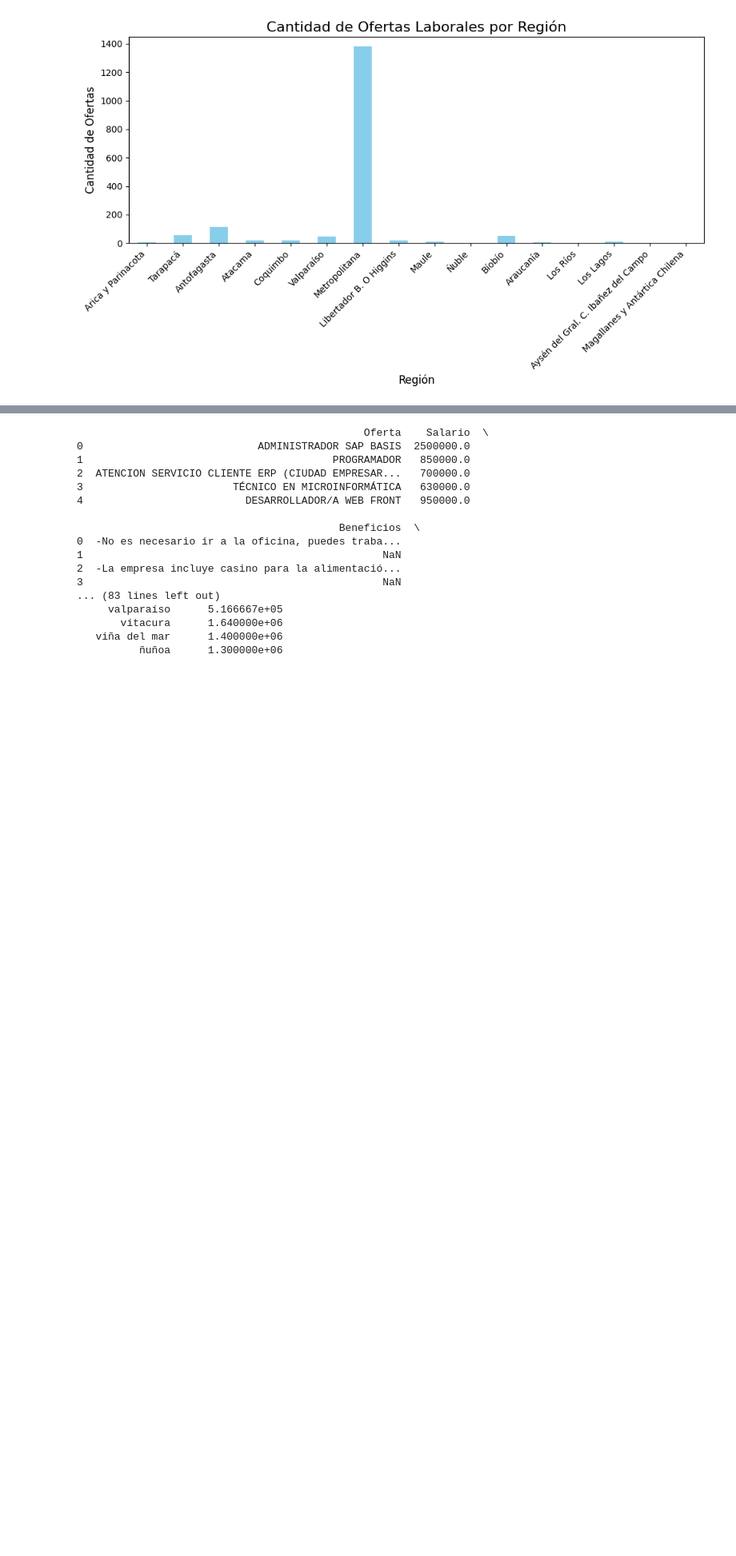
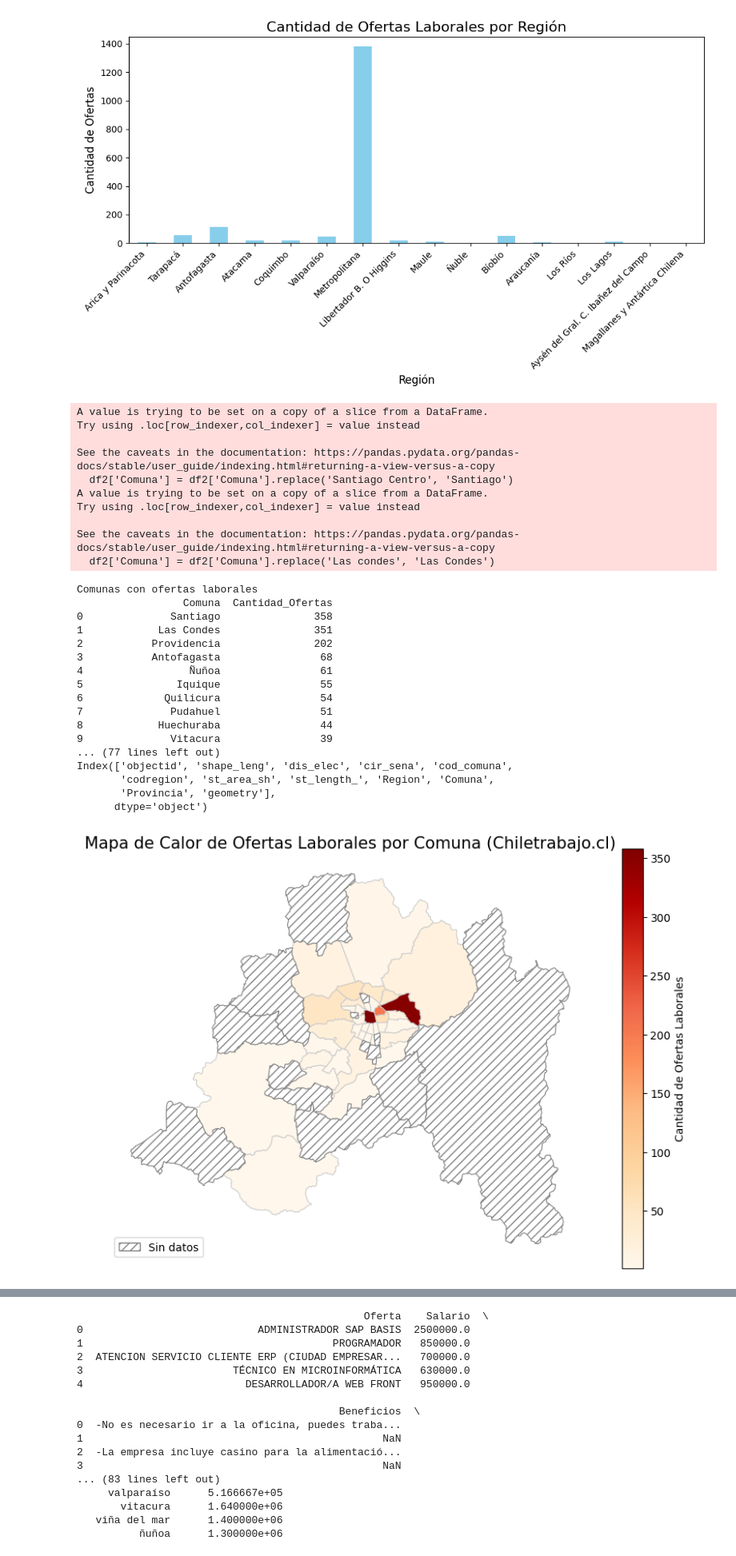
Before and after one commit to Lagartin1/analisisOfertasLab, a Jupyter notebook: src/AnalisisOfertas.ipynb, the cells around one changed output, grey strips where cells are left out. Shown at 80% size. Drawn from its saved outputs; the diff is of its cells as text; code cells hidden in the pictures; blank space fills up the shorter version.

```diff
--- a/src/AnalisisOfertas.ipynb
+++ b/src/AnalisisOfertas.ipynb
@@ -217,15 +210,84 @@ See the caveats in the documentation: https://pandas.pydata.org/pandas-docs/stab
 [figure]
 # %%
 import geopandas as gpd
+from matplotlib.patches import Patch
 
-gdf_comunas = gpd.read_file(geojson)
-#print(gdf_comunas.head())
+gdf_comunas = gpd.read_file('/home/tole/PrograCientifica/analisisOfertasLab/scripts/data/geo/13.geojson')
 
 # Limpiar datos: eliminar filas con salarios o comunas vacías
-df2 = df2.dropna(subset=["Comuna"])
+df2['Comuna'] = df2['Comuna'].replace('Santiago Centro', 'Santiago')
+df2['Comuna'] = df2['Comuna'].replace('Las condes', 'Las Condes')
+ofertas_por_comuna = df2['Comuna'].value_counts().reset_index()
+ofertas_por_comuna.columns = ['Comuna', 'Cantidad_Ofertas']
 
 
-#print(df2["Comuna"])
+print("Comunas con ofertas laborales")
+print(ofertas_por_comuna)
+print(gdf_comunas.columns)
+
+# Unir los datos de ofertas con el GeoDataFrame
+gdf_comunas = gdf_comunas.merge(ofertas_por_comuna, left_on='Comuna', right_on='Comuna', how='left')
+
+# Rellenar NaN con 0 para comunas sin ofertas
+#gdf_comunas['Cantidad_Ofertas'] = gdf_comunas['Cantidad_Ofertas'].fillna(0)
+
+# Crear el mapa de calor
+fig, ax = pltgr.subplots(figsize=(10, 7))
+gdf_comunas.plot(
+    column='Cantidad_Ofertas',
+    cmap='OrRd',
+    linewidth=0.8,
+    ax=ax,
+    edgecolor='0.8',
+    legend=True,
+    legend_kwds={
+        'label': "Cantidad de Ofertas Laborales",
+        'orientation': "vertical"
+    },
+    missing_kwds={
+        "color": "white",
+        "edgecolor": "gray",
+        "hatch": "///",
+        "label": "Sin datos"
+    }
+)
+pltgr.title('Mapa de Calor de Ofertas Laborales por Comuna (Chiletrabajo.cl)', fontsize=15)
+
+sin_datos_patch = Patch(facecolor='white', edgecolor='gray', hatch='///', label='Sin datos')
+ax.legend(handles=[sin_datos_patch], loc='lower left', fontsize=10)
+ax.axis('off')
+
+pltgr.axis('off')
+pltgr.show()
+# %% [output]
+A value is trying to be set on a copy of a slice from a DataFrame.
+Try using .loc[row_indexer,col_indexer] = value instead
+
+See the caveats in the documentation: https://pandas.pydata.org/pandas-docs/stable/user_guide/indexing.html#returning-a-view-versus-a-copy
+  df2['Comuna'] = df2['Comuna'].replace('Santiago Centro', 'Santiago')
+A value is trying to be set on a copy of a slice from a DataFrame.
+Try using .loc[row_indexer,col_indexer] = value instead
+
+See the caveats in the documentation: https://pandas.pydata.org/pandas-docs/stable/user_guide/indexing.html#returning-a-view-versus-a-copy
+  df2['Comuna'] = df2['Comuna'].replace('Las condes', 'Las Condes')
+Comunas con ofertas laborales
+                 Comuna  Cantidad_Ofertas
+0              Santiago               358
+1            Las Condes               351
+2           Providencia               202
+3           Antofagasta                68
+4                 Ñuñoa                61
+5               Iquique                55
+6             Quilicura                54
+7              Pudahuel                51
+8            Huechuraba                44
+9              Vitacura                39
+... (77 lines left out)
+Index(['objectid', 'shape_leng', 'dis_elec', 'cir_sena', 'cod_comuna',
+       'codregion', 'st_area_sh', 'st_length_', 'Region', 'Comuna',
+       'Provincia', 'geometry'],
+      dtype='object')
+[figure, added]
 # %%
 # Limpiar datos: eliminar filas con salarios o comunas vacías
 df2 = df2.dropna(subset=["Salario", "Comuna"])
```
Also changed, not shown: parts of 6 cells of this notebook, 19 other files.
